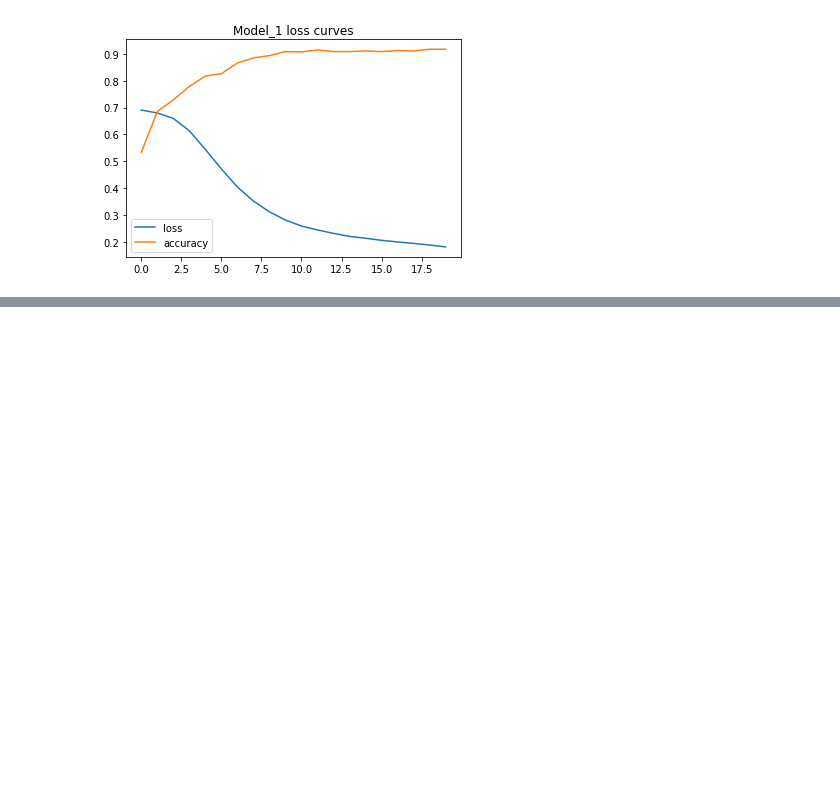
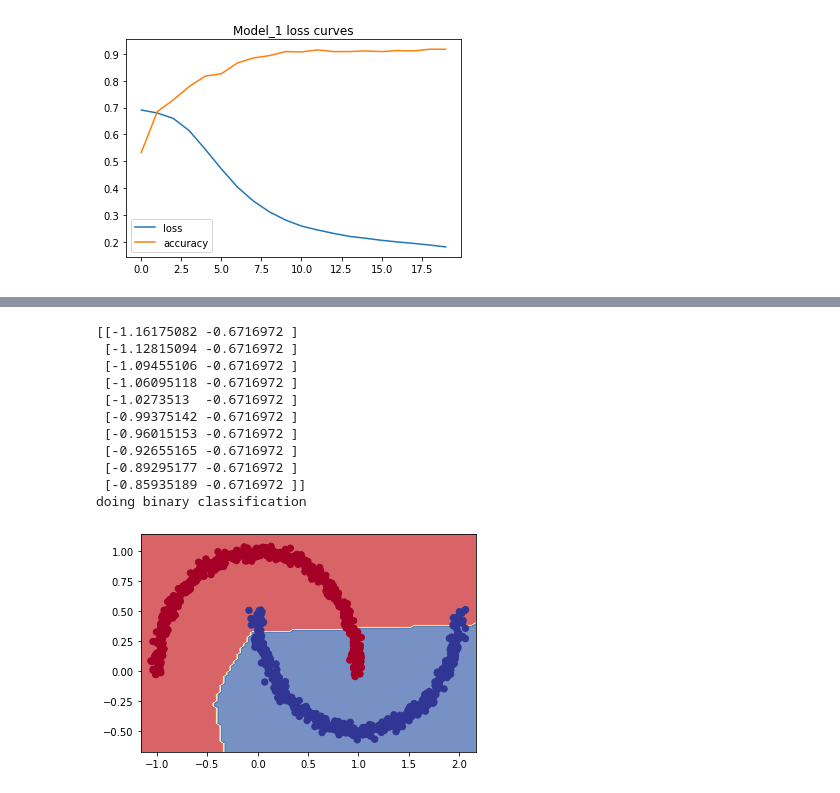
Before and after one commit to ThangDoan2001/TensorFlow_ZeroToHero, a Jupyter notebook: 02_neural_network_classification_with_tensorflow_homework.ipynb, the cells around one changed output, grey strips where cells are left out. Saved outputs shown, nothing was run; the diff lists cells and outputs as text; code cells hidden in the pictures; blank space fills up the shorter version.

```diff
--- a/02_neural_network_classification_with_tensorflow_homework.ipynb
+++ b/02_neural_network_classification_with_tensorflow_homework.ipynb
@@ -147,0 +263,46 @@ Text(0.5, 1.0, 'Model_1 loss curves')
+# %%
+# Write a plot_decision boundary function:
+
+import numpy as np
+def plot_decision_boundary(model, X, y):
+  # Define the axis boundaries of the plot and create a meshgrid
+  x_min, x_max = X[:, 0].min() - 0.1, X[:, 0].max() + 0.1
+  y_min, y_max = X[:, 1].min() - 0.1, X[:, 1].max() + 0.1
+  xx, yy = np.meshgrid(np.linspace(x_min, x_max, 100),
+                       np.linspace(y_min, y_max, 100))
+
+  # Create X value (we're going to make predict one these)
+  X_in = np.c_[xx.ravel(), yy.ravel()] # Stack 2D arrays together
+  # print(X_in[:10])
+  # Make prediction
+  y_pred = model.predict(X_in)
+
+  # Check for the multi-class
+  if len(y_pred[0]) > 1:
+    print("doing multi-class classification")
+    # We have to reshape out prediction to get them already
+    y_pred = np.argmax(y_pred, axis=1).reshape(xx.shape)
+  else:
+    print("doing binary classification")
+    y_pred = np.round(y_pred).reshape(xx.shape)
+
+  # Plot the boundary
+  plt.contourf(xx, yy, y_pred, cmap=plt.cm.RdYlBu, alpha=0.7)
+  plt.scatter(X[:, 0], X[:, 1], c=y, s=40, cmap=plt.cm.RdYlBu)
+  plt.xlim(xx.min(), xx.max())
+  plt.ylim(yy.min(), yy.max())
+# %%
+plot_decision_boundary(model_3, X, y)
+# %% [output]
+[[-1.16175082 -0.6716972 ]
+ [-1.12815094 -0.6716972 ]
+ [-1.09455106 -0.6716972 ]
+ [-1.06095118 -0.6716972 ]
+ [-1.0273513  -0.6716972 ]
+ [-0.99375142 -0.6716972 ]
+ [-0.96015153 -0.6716972 ]
+ [-0.92655165 -0.6716972 ]
+ [-0.89295177 -0.6716972 ]
+ [-0.85935189 -0.6716972 ]]
+doing binary classification
+[figure, added]
```
Also changed, not shown: parts of 25 cells of this notebook.
